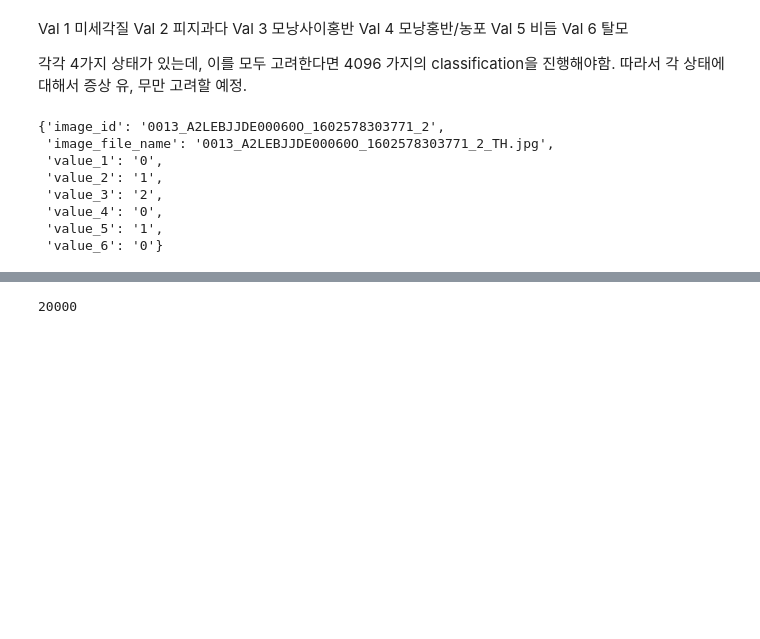
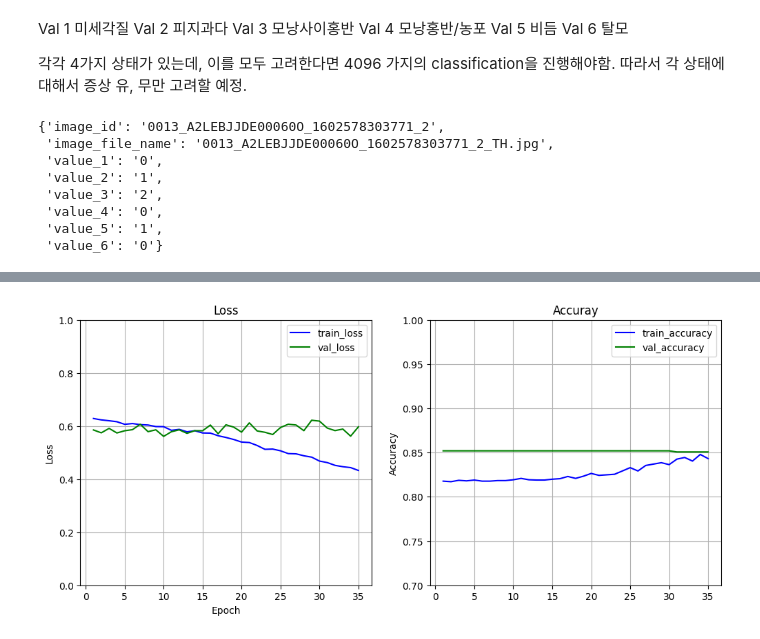
Before and after one commit to rainsky3840/Bootcamp_project, a Jupyter notebook: 김지수/scalp.ipynb, the cells around one changed output, grey strips where cells are left out. Saved outputs shown, nothing was run; the diff lists cells and outputs as text; code cells hidden in the pictures; blank space fills up the shorter version.

```diff
--- a/김지수/scalp.ipynb
+++ b/김지수/scalp.ipynb
@@ -36,12 +37,12 @@ example
  'value_5': '1',
  'value_6': '0'}
 # %%
-x_train_1, y_train_1 = [], []
-x_train_2, y_train_2 = [], []
-x_train_3, y_train_3 = [], []
-x_train_4, y_train_4 = [], []
-x_train_5, y_train_5 = [], []
-x_train_6, y_train_6 = [], []
+# x_train_1, y_train_1 = [], []
+# x_train_2, y_train_2 = [], []
+# x_train_3, y_train_3 = [], []
+# x_train_4, y_train_4 = [], []
+# x_train_5, y_train_5 = [], []
+# x_train_6, y_train_6 = [], []
 # for name in train_json[10:]:
 #     with open(name, 'r',encoding='utf-8') as j:
 #         data = json.load(j)
@@ -53,3 +54,7 @@ x_train_6, y_train_6 = [], []
 #         img = img[80:560,:]
 #         img = cv2.resize(img, (64,64))
 #         cv2.imwrite('Training/'+f_name,img)
+# %%
+saved_model = 'test.h5'
+es = tf.keras.callbacks.EarlyStopping(monitor='val_loss', mode='min', verbose=1, patience=25,restore_best_weights=True)
+mc = tf.keras.callbacks.ModelCheckpoint(saved_model, monitor='val_accuracy', mode='max', verbose=1, save_best_only=True)
@@ -55,0 +98,5 @@ x_train_6, y_train_6 = [], []
+# %%
+model1.compile(optimizer=tf.keras.optimizers.Adam(learning_rate=0.0005),
+
+               loss='sparse_categorical_crossentropy',
+               metrics=['accuracy'])
@@ -55,0 +161,26 @@ x_train_6, y_train_6 = [], []
+# %%
+loss = history.history['loss']
+epochs = range(1, len(loss)+1)
+
+plt.figure(figsize=(12, 5))
+plt.subplot(1, 2, 1)
+plt.title('Loss')
+plt.plot(epochs, history.history['loss'], 'b', label='train_loss')
+plt.plot(epochs, history.history['val_loss'], 'g', label='val_loss')
+plt.ylim([0,1.0])
+plt.grid(True)
+plt.xlabel('Epoch')
+plt.ylabel('Loss')
+plt.legend(loc='best')
+
+plt.subplot(1, 2, 2)
+plt.title('Accuray')
+plt.plot(epochs, history.history['accuracy'], 'b', label='train_accuracy')
+plt.plot(epochs, history.history['val_accuracy'], 'g', label='val_accuracy')
+plt.ylim([0.7,1])
+plt.grid(True)
+plt.ylabel('Accuracy')
+plt.legend(loc='best')
+plt.show()
+# %% [output]
+[figure, added]
@@ -74,4 +219,0 @@ dump, y_train_1, y_train_2, y_train_3,y_train_4,y_train_5,y_train_6 = y_train
-# %%
-len(y_train_1)
-# %% [output]
-20000
```
Also changed, not shown: parts of 10 cells of this notebook.
